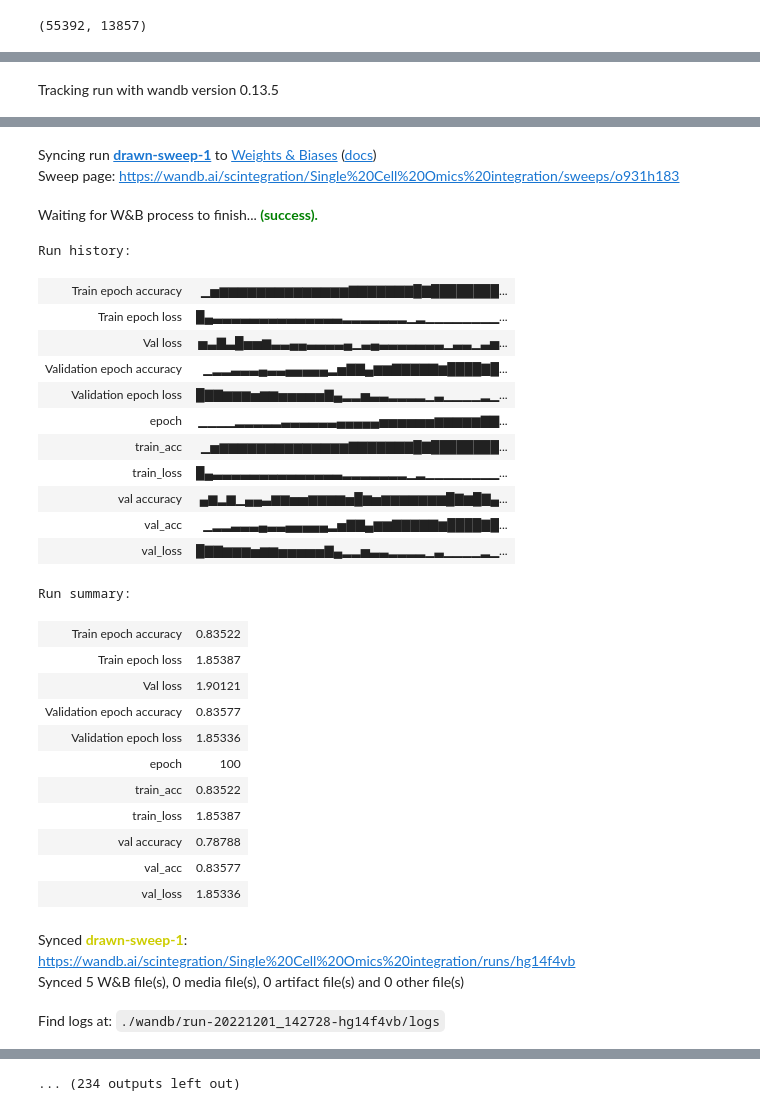
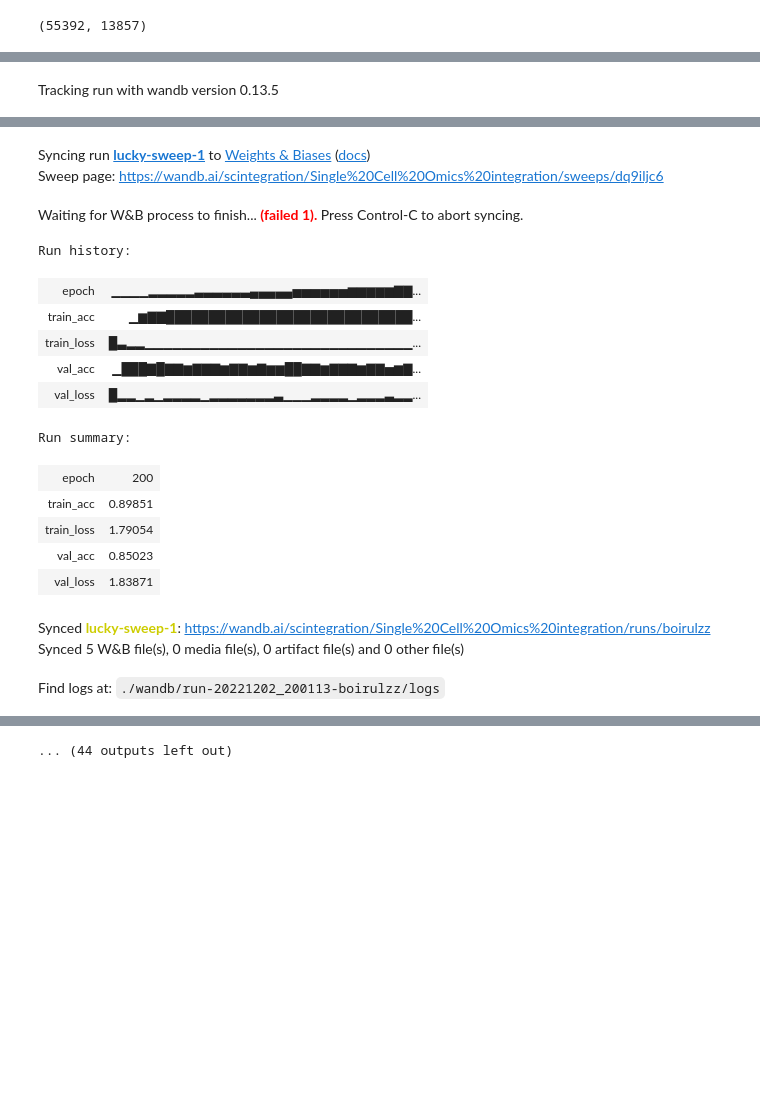
Before and after one commit to Eamonmca/scIntegration, a Jupyter notebook: Batch_classifier_wb_Hyperparmeter_Optimisation_Sweep.ipynb, the cells around one changed output, grey strips where cells are left out. Saved outputs shown, nothing was run; the diff lists cells and outputs as text; code cells hidden in the pictures; blank space fills up the shorter version.

Commit message:
Refactored alot of the code to work better with Weights and Biases, paritularilly logging and hyperpameter optimisation.

```diff
--- a/Batch_classifier_wb_Hyperparmeter_Optimisation_Sweep.ipynb
+++ b/Batch_classifier_wb_Hyperparmeter_Optimisation_Sweep.ipynb
@@ -199,8 +169,9 @@ output_size
 # %%
 class classifier(nn.Module):
-    def __init__(self, dropout, hidden_size):
+    def __init__(self, input_size, dropout, hidden_size, output_size):
         super(classifier, self).__init__()
         self.cfc1 = nn.Linear(input_size, hidden_size)
+        self.bn = nn.BatchNorm1d(hidden_size)
         self.dropout = nn.Dropout(dropout)
         self.cfc2 = nn.Linear(hidden_size, output_size)
 
@@ -252,14 +214,11 @@ def train_one_epoch(epoch, GEX_dataloader_train, model, optimizer, criterion):
     # Calculate the mean loss and accuracy for the entire epoch
     epoch_loss = np.mean(epoch_loss_list)
     epoch_accuracy = np.mean(epoch_accuracy_list)
-    # Log the epoch loss and accuracy
-    wandb.log({"Train epoch loss": epoch_loss})
-    wandb.log({"Train epoch accuracy": epoch_accuracy})
 
     # Return the epoch loss and accuracy
     return epoch_loss, epoch_accuracy
 # %%
-def evaluate_one_epoch(epoch, GEX_Dataset_test, model, optimizer, criterion):
+def evaluate_one_epoch(epoch, GEX_Dataset_test, model, optimizer, criterion, confusion = False):
     # Set the model to eval mode
     model.eval()
     # Tell PyTorch not to track gradients while evaluating the model
@@ -281,39 +240,37 @@ def evaluate_one_epoch(epoch, GEX_Dataset_test, model, optimizer, criterion):
             # Append the loss and accuracy for this batch to the corresponding lists
             epoch_loss_list.append(loss.item())
             epoch_accuracy_list.append(accuracy)
-            # Log the batch loss and accuracy
-            wandb.log({"Val loss": loss.item()})
-            wandb.log({"val accuracy": accuracy})
 
+            if confusion:
             # Calculate and log the confusion matrix for this batch
-            # ground_truth_class_ids = target.argmax(1).cpu().numpy()
-            # predicted_class_ids = output.argmax(1).cpu().numpy()
-            # wandb.log({"conf_mat" : wandb.plot.confusion_matrix(probs=None, y_true=ground_truth_class_ids, preds=predicted_class_ids, class_names=scdata.obs["batch"].unique())})
+                ground_truth_class_ids = target.argmax(1).cpu().numpy()
+                predicted_class_ids = output.argmax(1).cpu().numpy()
+                wandb.log({"conf_mat" : wandb.plot.confusion_matrix(probs=None, y_true=ground_truth_class_ids, preds=predicted_class_ids, class_names=scdata.obs["batch"].unique())})
 
         # Calculate the mean loss and accuracy for the entire epoch
         epoch_loss = np.mean(epoch_loss_list)
         epoch_accuracy = np.mean(epoch_accuracy_list)
-        # Log the epoch loss and accuracy
-        wandb.log({"Validation epoch loss": epoch_loss})
-        wandb.log({"Validation epoch accuracy": epoch_accuracy})
 
     # Return the epoch loss and accuracy
     return epoch_loss, epoch_accuracy
 # %%
 sweep_configuration = {
-    'method': 'bayes',
+    'method': 'grid',
     'name': 'sweep',
     'metric': {
         'goal': 'maximize',
         'name': 'val_acc'
 		},
     'parameters': {
-        'batch_size': {'values': [128, 256, 512]},
-        'epochs': {'value' : 100},
-        'lr': {'max': 0.01, 'min': 0.0001},
-        'random_seed': {'value': 9000},
+        'batch_size': {'value': 1024},
+        'epochs': {'value' : 200},
+        'lr': {'value' : 0.00361},
+        'random_seed': {'values': [9000, 9001, 9002, 9003, 9004, 9005, 9006, 9007, 9008, 9009]},
         'dropout': {'value': 0.2},
-        'hidden_size': {'values': [ 5, 10, 20, 30]}
+        'hidden_size': {'value': 20},
+        'split_criteria': {'value': 'cell_type'},
+        'eval_size_percentage' : {'value': 0.2}
+
 
 }}
 
@@ -366,5 +363,5 @@ def train_func():
           'val_loss': val_loss
         })
 # %%
-wandb.agent(sweep_id, train_func, count=30)
+wandb.agent(sweep_id, train_func, count=5)
 # %% [output]
@@ -384,30 +383,18 @@ Run data is saved locally in /Users/eamonmcandrew/Desktop/Single_cell_integratio
-Syncing run drawn-sweep-1 to Weights & Biases (docs)
-Sweep page: https://wandb.ai/scintegration/Single%20Cell%20Omics%20integration/sweeps/o931h183
+Syncing run lucky-sweep-1 to Weights & Biases (docs)
+Sweep page: https://wandb.ai/scintegration/Single%20Cell%20Omics%20integration/sweeps/dq9iljc6
-Waiting for W&B process to finish... (success).
+Waiting for W&B process to finish... (failed 1). Press Control-C to abort syncing.
 Run history:
-| Train epoch accuracy | ▁▅▆▆▆▆▆▆▆▆▆▆▆▆▆▆▇▇▇▇▇▇▇█▇████████... |
-| Train epoch loss | █▄▃▃▃▃▃▃▃▃▃▃▃▃▃▃▂▂▂▂▂▂▂▁▂▁▁▁▁▁▁▁▁... |
-| Val loss | ▅▃▇▃█▅▅▆▃▃▄▄▃▃▃▃▄▁▃▄▃▃▃▃▃▃▃▁▃▃▁▃▅... |
-| Validation epoch accuracy | ▁▂▂▃▃▃▄▃▃▄▄▄▄▄▂▅▇▇▄▆▆▇▇▇▇▇▆████▇█... |
-| Validation epoch loss | █▇▇▆▆▆▅▆▆▅▅▅▅▅▇▄▂▂▅▃▃▂▂▂▂▁▃▁▁▁▁▂▁... |
 | epoch | ▁▁▁▁▂▂▂▂▂▃▃▃▃▃▃▄▄▄▄▄▅▅▅▅▅▅▆▆▆▆▆▇▇... |
-| train_acc | ▁▅▆▆▆▆▆▆▆▆▆▆▆▆▆▆▇▇▇▇▇▇▇█▇████████... |
-| train_loss | █▄▃▃▃▃▃▃▃▃▃▃▃▃▃▃▂▂▂▂▂▂▂▁▂▁▁▁▁▁▁▁▁... |
-| val accuracy | ▄▆▂▆▁▄▄▃▆▆▅▅▆▆▆▆▅█▆▅▆▆▆▆▆▆▆█▇▆█▇▄... |
-| val_acc | ▁▂▂▃▃▃▄▃▃▄▄▄▄▄▂▅▇▇▄▆▆▇▇▇▇▇▆████▇█... |
-| val_loss | █▇▇▆▆▆▅▆▆▅▅▅▅▅▇▄▂▂▅▃▃▂▂▂▂▁▃▁▁▁▁▂▁... |
+| train_acc | ▁▆▇▇█████████████████████████████... |
+| train_loss | █▃▂▂▁▁▁▁▁▁▁▁▁▁▁▁▁▁▁▁▁▁▁▁▁▁▁▁▁▁▁▁▁... |
+| val_acc | ▁███▇█▇▇▆▇▇▇▆▇▇▆▇▆▆██▇▇▆▇▇▇▆▇▇▅▆▇... |
+| val_loss | █▂▂▁▂▁▂▂▂▂▁▂▂▂▂▂▂▂▃▁▁▁▂▂▂▂▁▂▂▂▃▂▂... |
 Run summary:
-| Train epoch accuracy | 0.83522 |
-| Train epoch loss | 1.85387 |
-| Val loss | 1.90121 |
-| Validation epoch accuracy | 0.83577 |
-| Validation epoch loss | 1.85336 |
-| epoch | 100 |
-| train_acc | 0.83522 |
-| train_loss | 1.85387 |
-| val accuracy | 0.78788 |
-| val_acc | 0.83577 |
-| val_loss | 1.85336 |
+| epoch | 200 |
+| train_acc | 0.89851 |
+| train_loss | 1.79054 |
+| val_acc | 0.85023 |
+| val_loss | 1.83871 |
-Synced drawn-sweep-1: https://wandb.ai/scintegration/Single%20Cell%20Omics%20integration/runs/hg14f4vb
+Synced lucky-sweep-1: https://wandb.ai/scintegration/Single%20Cell%20Omics%20integration/runs/boirulzz
 Synced 5 W&B file(s), 0 media file(s), 0 artifact file(s) and 0 other file(s)
-Find logs at: ./wandb/run-20221201_142728-hg14f4vb/logs
+Find logs at: ./wandb/run-20221202_200113-boirulzz/logs
@@ -421,4 +412,4 @@ wandb:  random_seed: 9000
 Failed to detect the name of this notebook, you can set it manually with the WANDB_NOTEBOOK_NAME environment variable to enable code saving.
 wandb: WARNING Ignored wandb.init() arg project when running a sweep.
 wandb: WARNING Ignored wandb.init() arg entity when running a sweep.
-... (234 outputs left out)
+... (44 outputs left out)
```
Also changed, not shown: parts of 17 cells of this notebook, 3 other files.
